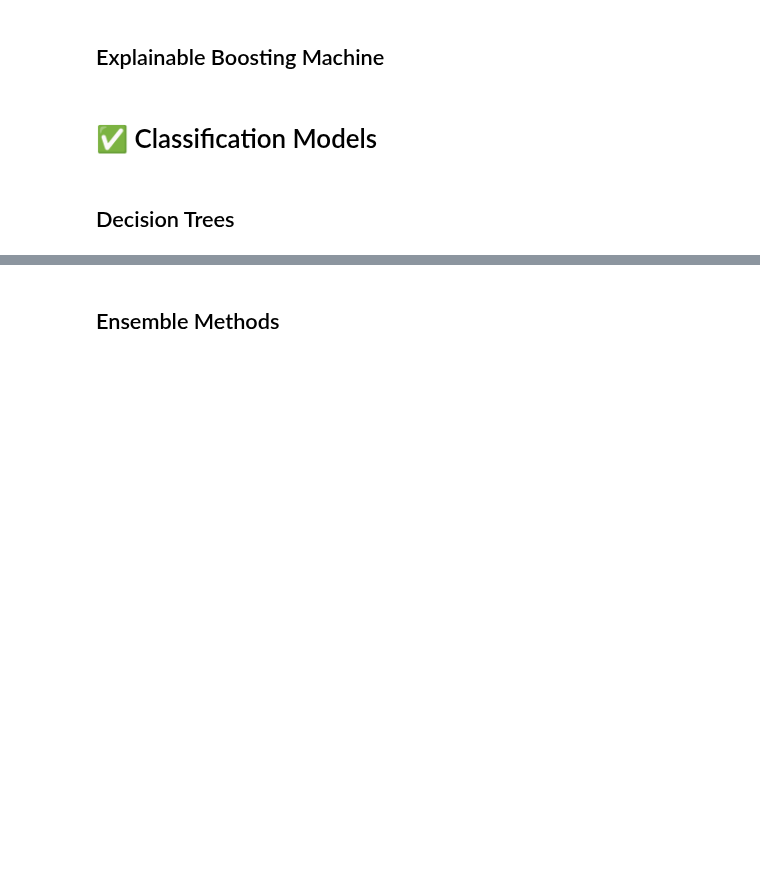
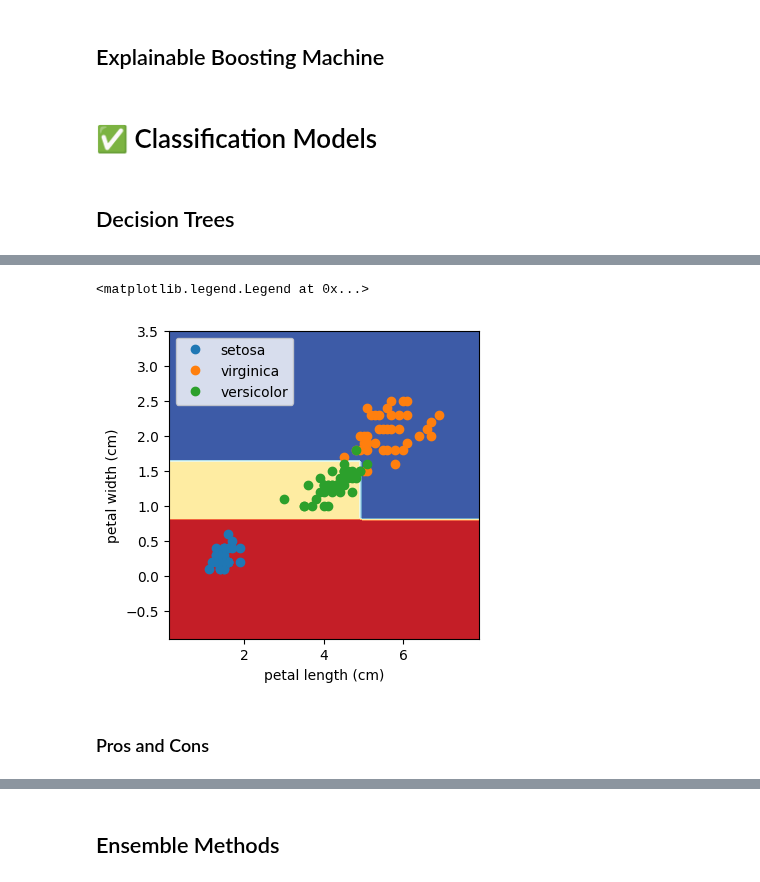
Before and after one commit to mahynski/chemometric-carpentry, a Jupyter notebook: notebooks/5_Machine_Learning_Models.ipynb, the cells around one changed output, grey strips where cells are left out. Drawn from its saved outputs; the diff is of its cells as text; code cells hidden in the pictures; blank space fills up the shorter version.

```diff
--- a/notebooks/5_Machine_Learning_Models.ipynb
+++ b/notebooks/5_Machine_Learning_Models.ipynb
@@ -39,0 +305,34 @@ Both
+# %%
+# The visualizer expects there to be only 2 features, so let's retrain a tree
+# using on the 2 we care about.
+X_ = X_train[['petal length (cm)', 'petal width (cm)']]
+
+tree_viz = DecisionTreeClassifier(
+    random_state=0, # Be sure to set this for reproducibility
+    max_depth=3,
+    class_weight='balanced' # Balance the tree based on class probabilities
+).fit(X_, y_train)
+# %%
+import matplotlib.pyplot as plt
+fig, ax = plt.subplots(figsize=(4,4))
+
+for class_ in y_train.unique():
+    mask = y_train.values == class_
+    ax.plot(X_.iloc[mask,0], X_.iloc[mask,1], 'o', label=data['target_names'][class_])
+
+_ = DecisionBoundaryDisplay.from_estimator(
+    tree_viz,
+    X_train[['petal length (cm)', 'petal width (cm)']],
+    cmap=plt.cm.RdYlBu,
+    response_method="predict",
+    xlabel='petal length (cm)',
+    ylabel='petal width (cm)',
+    ax=ax
+)
+
+_ = ax.legend(loc='best')
+# %% [output]
+<matplotlib.legend.Legend at 0x...>
+[figure, added]
+# %% [markdown]
+### Pros and Cons
```
Also changed, not shown: parts of 30 cells of this notebook.
